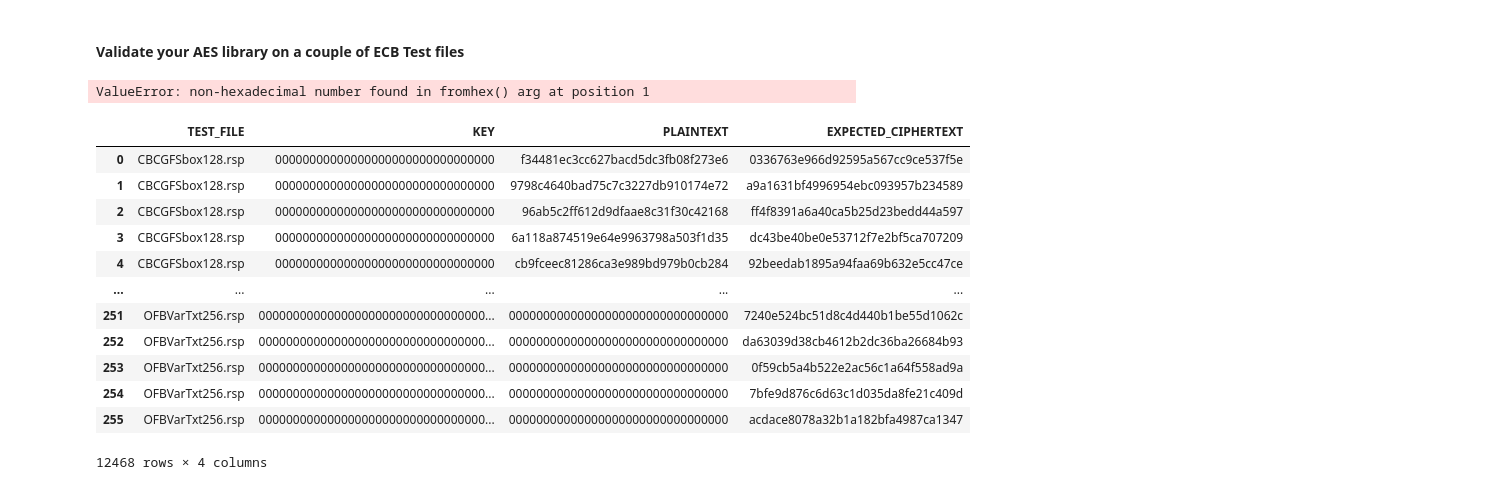
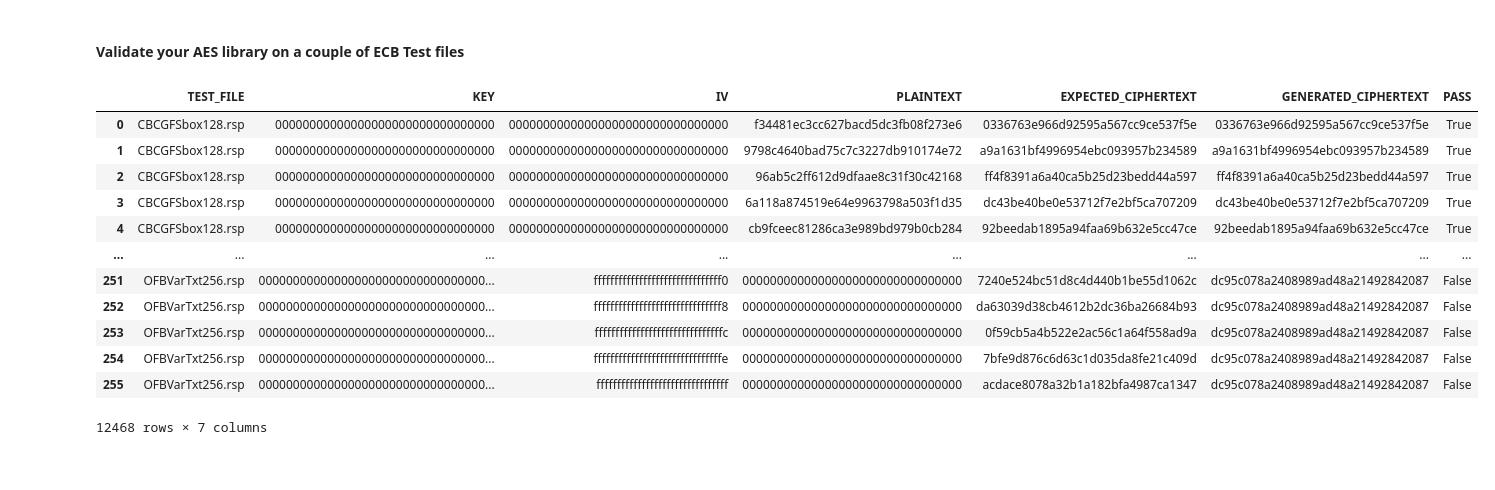
Before and after one commit to williamrhayes/PracticalCryptographyInPython, a Jupyter notebook: Practical Cryptography in Python.ipynb, the cells around one changed output. Cells and saved outputs as stored; diff of their text form; code cells hidden in the pictures.

```diff
--- a/Practical Cryptography in Python.ipynb
+++ b/Practical Cryptography in Python.ipynb
@@ -1234,7 +1250,7 @@ def read_kats(f):
 
     # Separate elements into components we want
     # to use for testing
-    composite_components = {"KEY": [], "PLAINTEXT": [], "EXPECTED_CIPHERTEXT": []}
+    composite_components = {"KEY": [], "IV": [], "PLAINTEXT": [], "EXPECTED_CIPHERTEXT": []}
 
     # Separate the data line by line
     for row in file_data:
@@ -1245,6 +1261,13 @@ def read_kats(f):
             composite_components['PLAINTEXT'] += [remove_prefix(row_data)]
         elif "CIPHERTEXT" in row_data:
             composite_components["EXPECTED_CIPHERTEXT"] += [remove_prefix(row_data)]
+        elif "IV" in row_data:
+            composite_components['IV'] += [remove_prefix(row_data)]
+
+    # If there is no IV parameter, fill that
+    # column with null values
+    if len(composite_components['IV']) == 0:
+        composite_components['IV'] += ['' for _ in range(len(composite_components['KEY']))]
 
     # Convert from dictionary to a dataframe
     # of different test cases
@@ -1260,7 +1283,7 @@ def remove_prefix(s):
 # given plaintext input and outputs an
 # encrypted text. Function heavily borrows
 # from author's Listing 3-2. AES ECB KATs
-def encrypt_plaintext(plaintext, key):
+def encrypt_plaintext(plaintext, key, nonce):
     # Encode the key as bytes instead of hex
     test_key = bytes.fromhex(key)
 
@@ -1272,56 +1295,57 @@ def encrypt_plaintext(plaintext, key):
     aesEncryptor = aesCipher.encryptor()
     aesDecryptor = aesCipher.decryptor()
 
-    # Convert plaintext to bytes
-    plaintext_bytes = bytes.fromhex(plaintext)
+    # If plaintext is a one-character string
+    # convert to bytes directly
+    if len(plaintext) == 1:
+        plaintext_bytes = bytes(plaintext, 'utf-8')
+    else:
+        # Convert plaintext from hex to bytes
+        plaintext_bytes = bytes.fromhex(plaintext)
     # Encrypt the bytes
     ciphertext_bytes = aesEncryptor.update(plaintext_bytes)
     # Convert the encryption back into hex and
     # return as the function output
     return ciphertext_bytes.hex()
 
 # Collect a list of all rsp files
 # to read in
 fpath = 'data/KAT_AES'
 all_aes_encryption_tests = os.listdir('data/KAT_AES')
 all_tests = []
 
 # Read in all rsp files and combine
 # into one composite dataframe
 for test in all_aes_encryption_tests:
     if '.rsp' in test:
         df = read_kats(f'{fpath}/{test}')
         df['TEST_FILE'] = test
         all_tests.append(df)
 test_df = pd.concat(all_tests)
 
 # Re-order the columns
-test_df = test_df[['TEST_FILE', 'KEY', 'PLAINTEXT', 'EXPECTED_CIPHERTEXT']]
+test_df = test_df[['TEST_FILE', 'KEY', 'IV', 'PLAINTEXT', 'EXPECTED_CIPHERTEXT']]
 
 # Encrypt each test case
-test_df['GENERATED_CIPHERTEXT'] = test_df.apply(lambda row: encrypt_plaintext(row['PLAINTEXT'], row['KEY']), axis=1)
+test_df['GENERATED_CIPHERTEXT'] = test_df.apply(lambda row: encrypt_plaintext(row['PLAINTEXT'], row['KEY'], row['IV']), axis=1)
 
 # Determine whether the generated ciphertext
 # matches the expected ciphertext
 test_df['PASS'] = test_df['GENERATED_CIPHERTEXT'] == test_df['EXPECTED_CIPHERTEXT']
 
 # Display results
 test_df
 # %% [output]
+|  | TEST_FILE | KEY | IV | PLAINTEXT | EXPECTED_CIPHERTEXT | GENERATED_CIPHERTEXT | PASS |
+| 0 | CBCGFSbox128.rsp | 00000000000000000000000000000000 | 00000000000000000000000000000000 | f34481ec3cc627bacd5dc3fb08f273e6 | 0336763e966d92595a567cc9ce537f5e | 0336763e966d92595a567cc9ce537f5e | True |
+| 1 | CBCGFSbox128.rsp | 00000000000000000000000000000000 | 00000000000000000000000000000000 | 9798c4640bad75c7c3227db910174e72 | a9a1631bf4996954ebc093957b234589 | a9a1631bf4996954ebc093957b234589 | True |
+| 2 | CBCGFSbox128.rsp | 00000000000000000000000000000000 | 00000000000000000000000000000000 | 96ab5c2ff612d9dfaae8c31f30c42168 | ff4f8391a6a40ca5b25d23bedd44a597 | ff4f8391a6a40ca5b25d23bedd44a597 | True |
+| 3 | CBCGFSbox128.rsp | 00000000000000000000000000000000 | 00000000000000000000000000000000 | 6a118a874519e64e9963798a503f1d35 | dc43be40be0e53712f7e2bf5ca707209 | dc43be40be0e53712f7e2bf5ca707209 | True |
+| 4 | CBCGFSbox128.rsp | 00000000000000000000000000000000 | 00000000000000000000000000000000 | cb9fceec81286ca3e989bd979b0cb284 | 92beedab1895a94faa69b632e5cc47ce | 92beedab1895a94faa69b632e5cc47ce | True |
+| ... | ... | ... | ... | ... | ... | ... | ... |
+| 251 | OFBVarTxt256.rsp | 000000000000000000000000000000000... | fffffffffffffffffffffffffffffff0 | 00000000000000000000000000000000 | 7240e524bc51d8c4d440b1be55d1062c | dc95c078a2408989ad48a21492842087 | False |
+| 252 | OFBVarTxt256.rsp | 000000000000000000000000000000000... | fffffffffffffffffffffffffffffff8 | 00000000000000000000000000000000 | da63039d38cb4612b2dc36ba26684b93 | dc95c078a2408989ad48a21492842087 | False |
+| 253 | OFBVarTxt256.rsp | 000000000000000000000000000000000... | fffffffffffffffffffffffffffffffc | 00000000000000000000000000000000 | 0f59cb5a4b522e2ac56c1a64f558ad9a | dc95c078a2408989ad48a21492842087 | False |
+| 254 | OFBVarTxt256.rsp | 000000000000000000000000000000000... | fffffffffffffffffffffffffffffffe | 00000000000000000000000000000000 | 7bfe9d876c6d63c1d035da8fe21c409d | dc95c078a2408989ad48a21492842087 | False |
+| 255 | OFBVarTxt256.rsp | 000000000000000000000000000000000... | ffffffffffffffffffffffffffffffff | 00000000000000000000000000000000 | acdace8078a32b1a182bfa4987ca1347 | dc95c078a2408989ad48a21492842087 | False |
-ValueError: non-hexadecimal number found in fromhex() arg at position 1
+12468 rows × 7 columns
-# %%
-test_df
-# %% [output]
-|  | TEST_FILE | KEY | PLAINTEXT | EXPECTED_CIPHERTEXT |
-| 0 | CBCGFSbox128.rsp | 00000000000000000000000000000000 | f34481ec3cc627bacd5dc3fb08f273e6 | 0336763e966d92595a567cc9ce537f5e |
-| 1 | CBCGFSbox128.rsp | 00000000000000000000000000000000 | 9798c4640bad75c7c3227db910174e72 | a9a1631bf4996954ebc093957b234589 |
-| 2 | CBCGFSbox128.rsp | 00000000000000000000000000000000 | 96ab5c2ff612d9dfaae8c31f30c42168 | ff4f8391a6a40ca5b25d23bedd44a597 |
-| 3 | CBCGFSbox128.rsp | 00000000000000000000000000000000 | 6a118a874519e64e9963798a503f1d35 | dc43be40be0e53712f7e2bf5ca707209 |
-| 4 | CBCGFSbox128.rsp | 00000000000000000000000000000000 | cb9fceec81286ca3e989bd979b0cb284 | 92beedab1895a94faa69b632e5cc47ce |
-| ... | ... | ... | ... | ... |
-| 251 | OFBVarTxt256.rsp | 000000000000000000000000000000000... | 00000000000000000000000000000000 | 7240e524bc51d8c4d440b1be55d1062c |
-| 252 | OFBVarTxt256.rsp | 000000000000000000000000000000000... | 00000000000000000000000000000000 | da63039d38cb4612b2dc36ba26684b93 |
-| 253 | OFBVarTxt256.rsp | 000000000000000000000000000000000... | 00000000000000000000000000000000 | 0f59cb5a4b522e2ac56c1a64f558ad9a |
-| 254 | OFBVarTxt256.rsp | 000000000000000000000000000000000... | 00000000000000000000000000000000 | 7bfe9d876c6d63c1d035da8fe21c409d |
-| 255 | OFBVarTxt256.rsp | 000000000000000000000000000000000... | 00000000000000000000000000000000 | acdace8078a32b1a182bfa4987ca1347 |
-12468 rows × 4 columns
```
Also changed, not shown: parts of 33 cells of this notebook.
